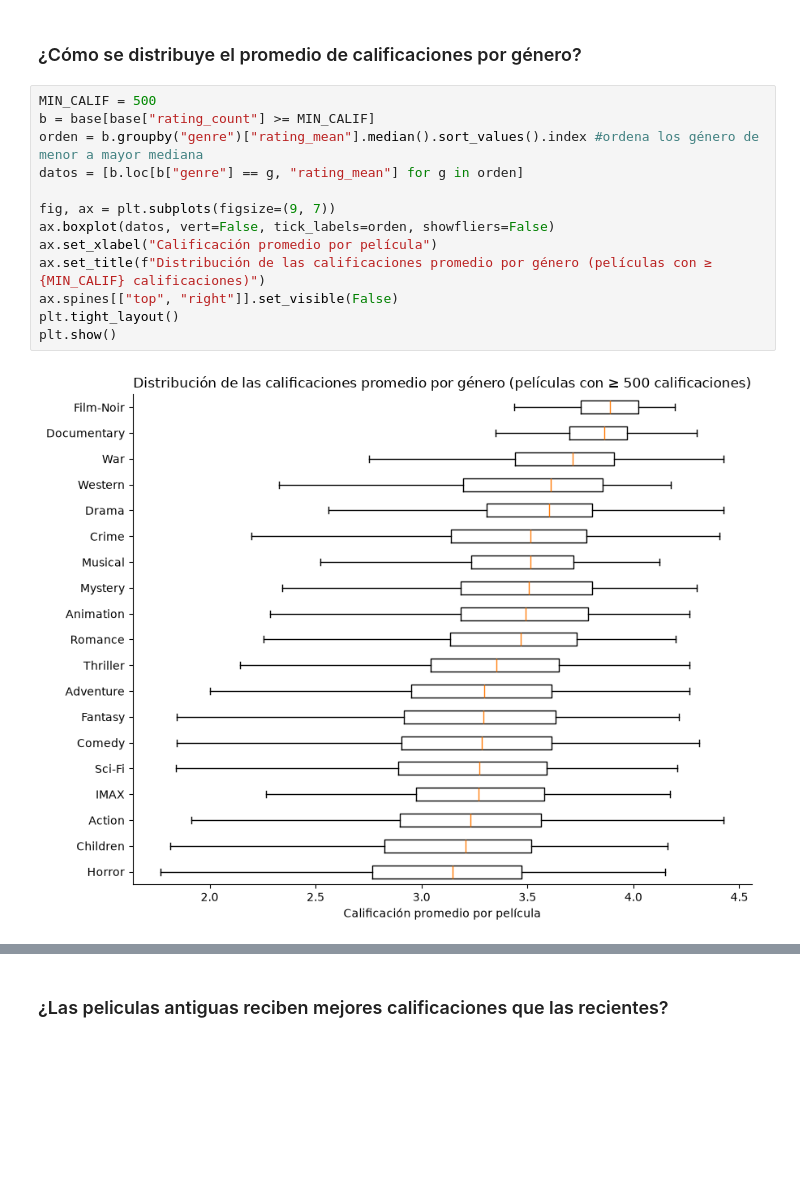
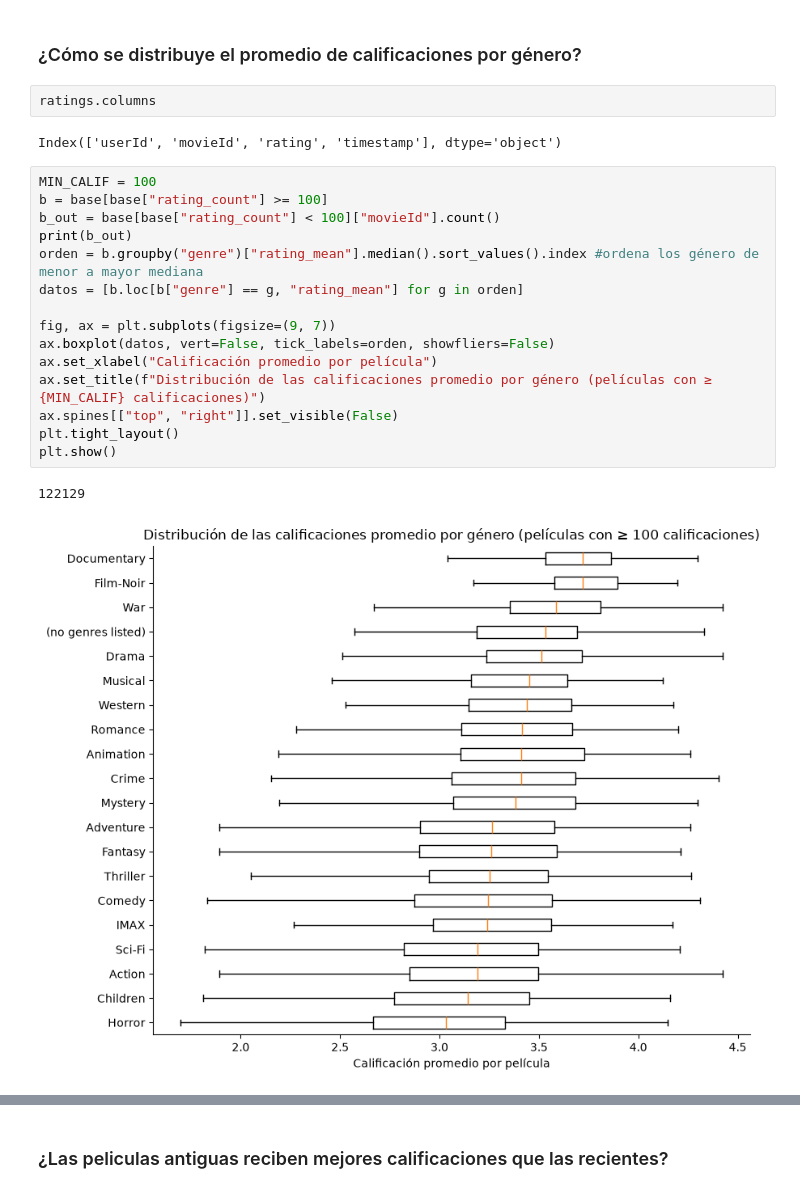
Before and after one commit to sr-jorgeemilio/Proyecto_Integrador_M1, a Jupyter notebook: notebooks/visualizaciones.ipynb, the cells around one changed output, grey strips where cells are left out. Drawn from its saved outputs; the diff is of its cells as text; blank space fills up the shorter version.

Commit message:
[Update]se suben cambios l nb de impieza y al de visualizaciones

```diff
--- a/notebooks/visualizaciones.ipynb
+++ b/notebooks/visualizaciones.ipynb
@@ -227,21 +227,28 @@ El género más frecuente del catálogo (Drama) no es el mejor calificado, ocupa
 Los resultados son descriptivos y no permiten afirmar que un género cause mejores calificaciones.
 # %% [markdown]
 ### ¿Cómo se distribuye el promedio de calificaciones por género?
+# %%
+ratings.columns
+# %% [output]
+Index(['userId', 'movieId', 'rating', 'timestamp'], dtype='object')
 # %%
-MIN_CALIF = 500
-b = base[base["rating_count"] >= MIN_CALIF]
+MIN_CALIF = 100
+b = base[base["rating_count"] >= 100]
+b_out = base[base["rating_count"] < 100]["movieId"].count()
+print(b_out)
 orden = b.groupby("genre")["rating_mean"].median().sort_values().index #ordena los género de menor a mayor mediana
 datos = [b.loc[b["genre"] == g, "rating_mean"] for g in orden]
 
 fig, ax = plt.subplots(figsize=(9, 7))
 ax.boxplot(datos, vert=False, tick_labels=orden, showfliers=False)
 ax.set_xlabel("Calificación promedio por película")
 ax.set_title(f"Distribución de las calificaciones promedio por género (películas con ≥ {MIN_CALIF} calificaciones)")
 ax.spines[["top", "right"]].set_visible(False)
 plt.tight_layout()
 plt.show()
 # %% [output]
+122129
-[figure, old version]
+[figure, new version]
 # %% [markdown]
 **Interpretación.** El gráfico muestra, para cada género, cómo se distribuyen los promedios de calificación de sus películas. Film-Noir y Documentary tienen las medianas más altas (alrededor de 3.65), y Horror la más baja (cerca de 3.0). Film-Noir, además, presenta una de las cajas más angostas, por lo que sus películas son relativamente parecidas entre sí, mientras que Horror es uno de los géneros más dispersos, con películas desde promedios cercanos a 1.7 hasta más de 4.
 
```
Also changed, not shown: parts of 18 cells of this notebook, 3 other files.
